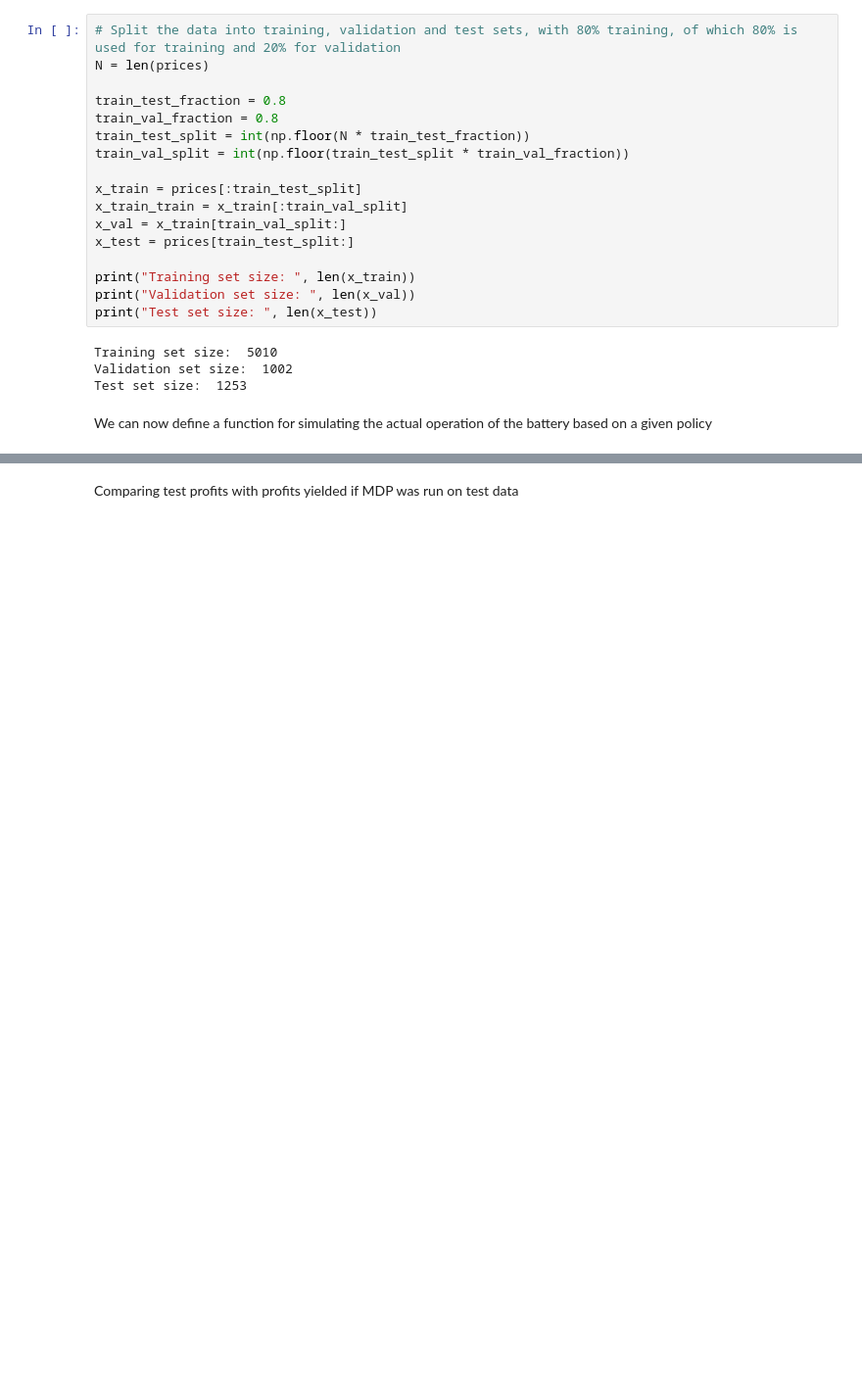
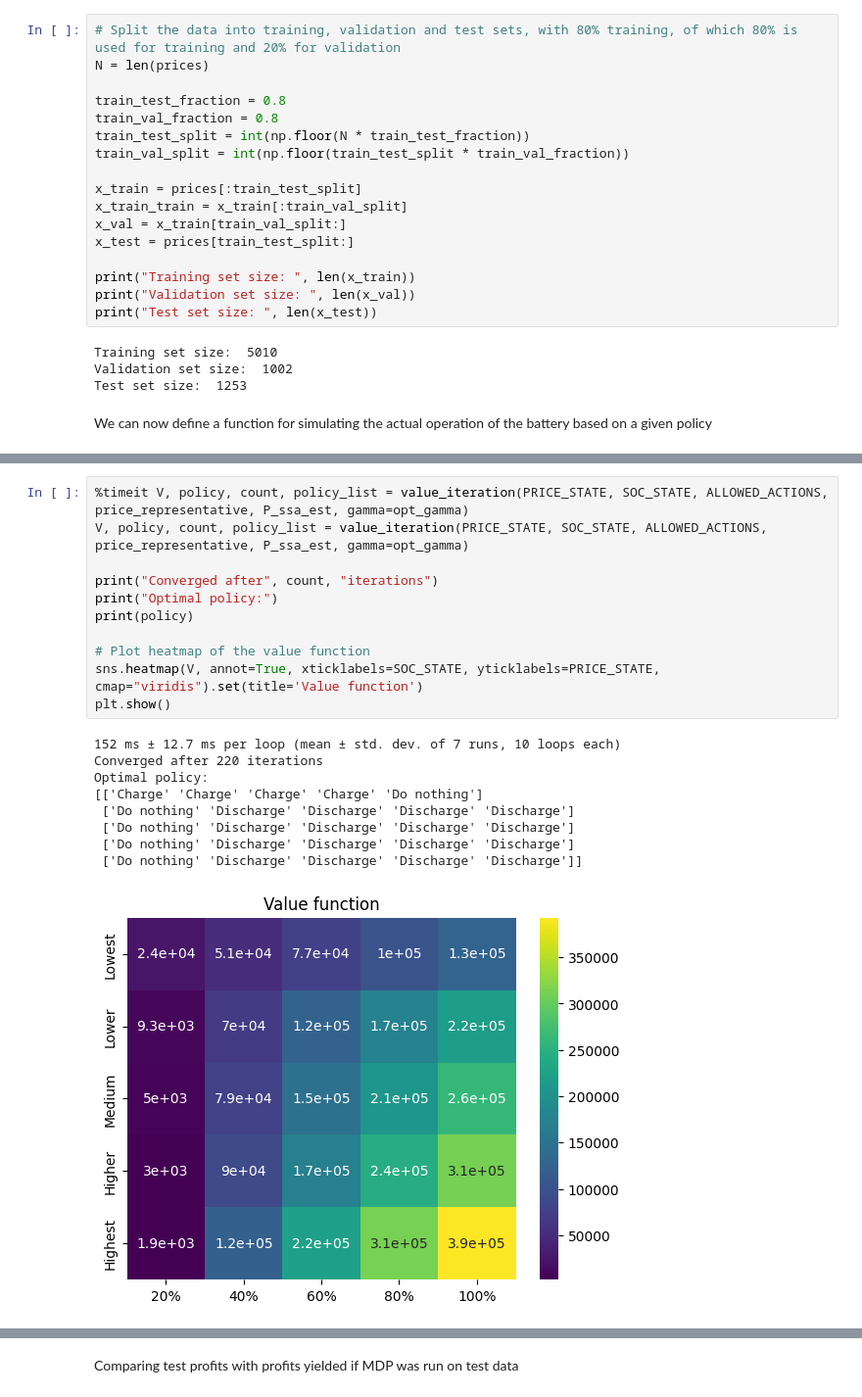
Before and after one commit to JacobSkaarup/46765_assignment3, a Jupyter notebook: main.ipynb, the cells around one changed output, grey strips where cells are left out. Shown at 98% size. Cells and saved outputs as stored; diff of their text form; blank space fills up the shorter version.

```diff
--- a/main.ipynb
+++ b/main.ipynb
@@ -357,0 +346,21 @@ iterations
+# %%
+%timeit V, policy, count, policy_list = value_iteration(PRICE_STATE, SOC_STATE, ALLOWED_ACTIONS, price_representative, P_ssa_est, gamma=opt_gamma)
+V, policy, count, policy_list = value_iteration(PRICE_STATE, SOC_STATE, ALLOWED_ACTIONS, price_representative, P_ssa_est, gamma=opt_gamma)
+
+print("Converged after", count, "iterations")
+print("Optimal policy:")
+print(policy)
+
+# Plot heatmap of the value function
+sns.heatmap(V, annot=True, xticklabels=SOC_STATE, yticklabels=PRICE_STATE, cmap="viridis").set(title='Value function')
+plt.show()
+# %% [output]
+152 ms ± 12.7 ms per loop (mean ± std. dev. of 7 runs, 10 loops each)
+Converged after 220 iterations
+Optimal policy:
+[['Charge' 'Charge' 'Charge' 'Charge' 'Do nothing']
+ ['Do nothing' 'Discharge' 'Discharge' 'Discharge' 'Discharge']
+ ['Do nothing' 'Discharge' 'Discharge' 'Discharge' 'Discharge']
+ ['Do nothing' 'Discharge' 'Discharge' 'Discharge' 'Discharge']
+ ['Do nothing' 'Discharge' 'Discharge' 'Discharge' 'Discharge']]
+[figure, added]
```
Also changed, not shown: parts of 22 cells of this notebook.
